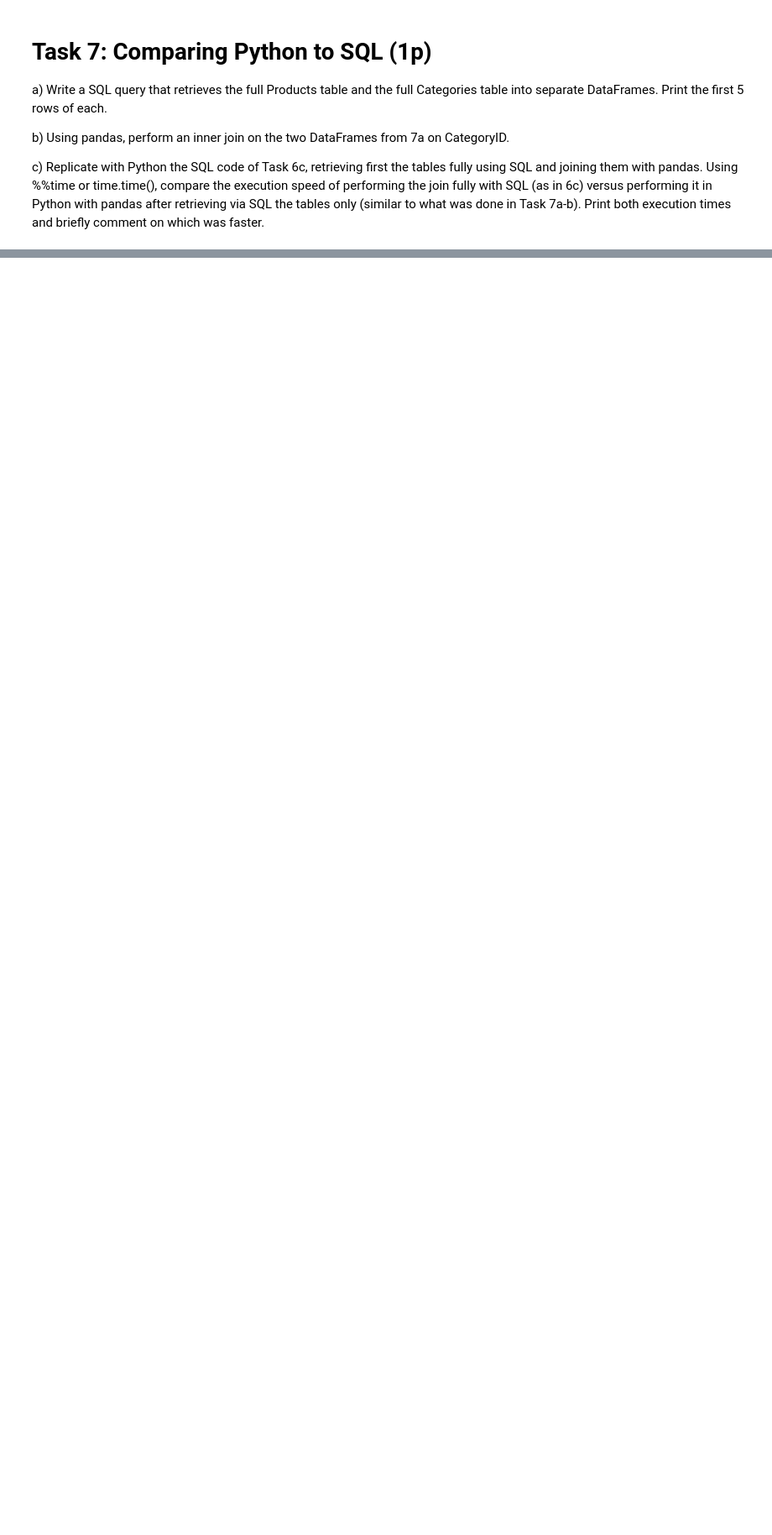
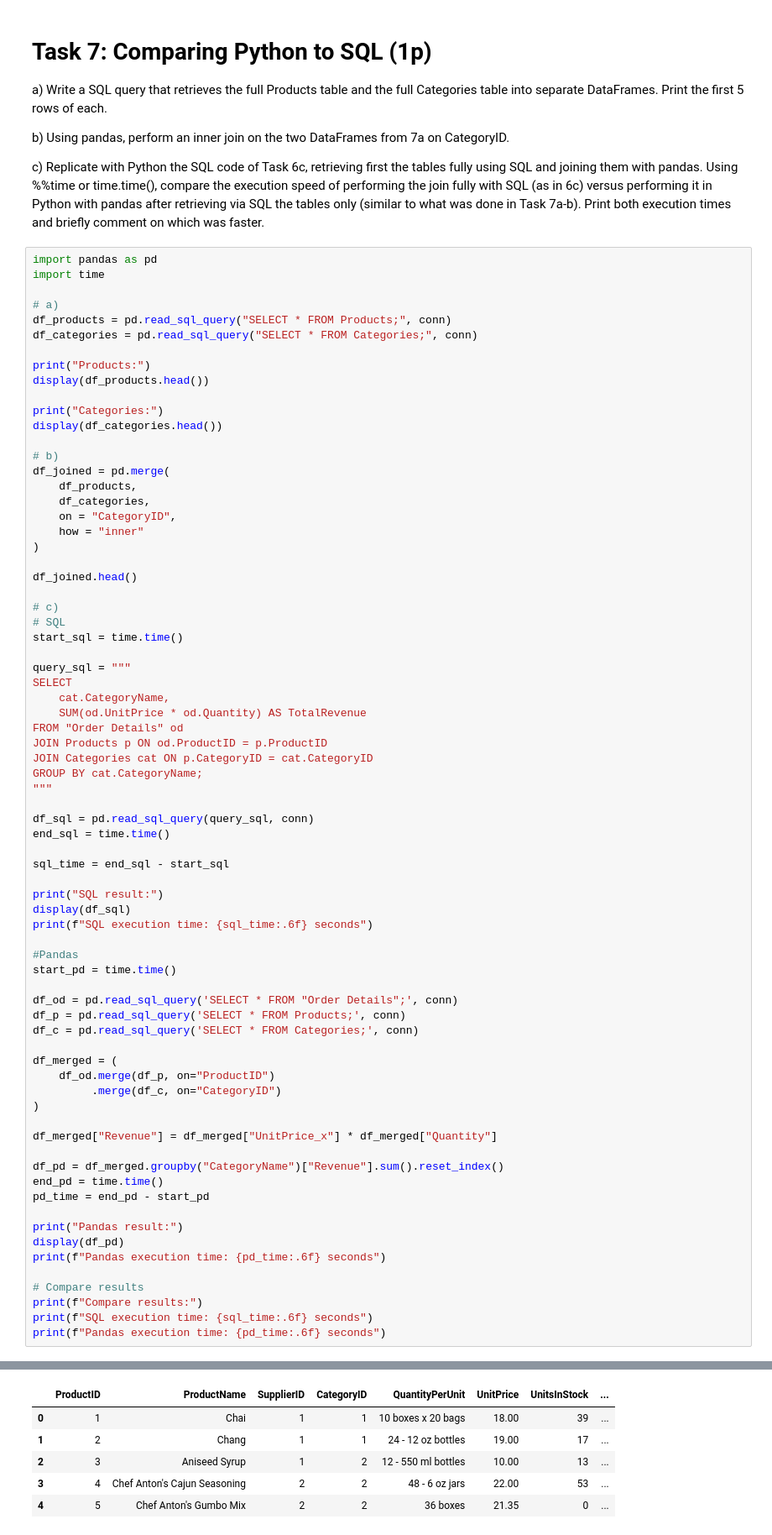
Before and after one commit to Josh-pk/pythonforbusiness26, a Jupyter notebook: assignments/assignment2.ipynb, the cells around one changed output, grey strips where cells are left out. Shown at 84% size. Cells and saved outputs as stored; diff of their text form; blank space fills up the shorter version.

```diff
--- a/assignments/assignment2.ipynb
+++ b/assignments/assignment2.ipynb
@@ -92,3 +413,77 @@ a) Write a SQL query that retrieves the full Products table and the full Categor
 b) Using pandas, perform an inner join on the two DataFrames from 7a on CategoryID.
 
 c) Replicate with Python the SQL code of Task 6c, retrieving first the tables fully using SQL and joining them with pandas. Using %%time or time.time(), compare the execution speed of performing the join fully with SQL (as in 6c) versus performing it in Python with pandas after retrieving via SQL the tables only (similar to what was done in Task 7a-b). Print both execution times and briefly comment on which was faster.
+# %%
+import pandas as pd
+import time
+
+# a)
+df_products = pd.read_sql_query("SELECT * FROM Products;", conn)
+df_categories = pd.read_sql_query("SELECT * FROM Categories;", conn)
+
+print("Products:")
+display(df_products.head())
+
+print("Categories:")
+display(df_categories.head())
+
+# b)
+df_joined = pd.merge(
+    df_products,
+    df_categories,
+    on = "CategoryID",
+    how = "inner"
+)
+
+df_joined.head()
+
+# c)
+# SQL
+start_sql = time.time()
+
+query_sql = """
+SELECT
+    cat.CategoryName,
+    SUM(od.UnitPrice * od.Quantity) AS TotalRevenue
+FROM "Order Details" od
+JOIN Products p ON od.ProductID = p.ProductID
+JOIN Categories cat ON p.CategoryID = cat.CategoryID
+GROUP BY cat.CategoryName;
+"""
+
+df_sql = pd.read_sql_query(query_sql, conn)
+end_sql = time.time()
+
+sql_time = end_sql - start_sql
+
+print("SQL result:")
+display(df_sql)
+print(f"SQL execution time: {sql_time:.6f} seconds")
+
+#Pandas
+start_pd = time.time()
+
+df_od = pd.read_sql_query('SELECT * FROM "Order Details";', conn)
+df_p = pd.read_sql_query('SELECT * FROM Products;', conn)
+df_c = pd.read_sql_query('SELECT * FROM Categories;', conn)
+
+df_merged = (
+    df_od.merge(df_p, on="ProductID")
+         .merge(df_c, on="CategoryID")
+)
+
+df_merged["Revenue"] = df_merged["UnitPrice_x"] * df_merged["Quantity"]
+
+df_pd = df_merged.groupby("CategoryName")["Revenue"].sum().reset_index()
+end_pd = time.time()
+pd_time = end_pd - start_pd
+
+print("Pandas result:")
+display(df_pd)
+print(f"Pandas execution time: {pd_time:.6f} seconds")
+
+# Compare results
+print(f"Compare results:")
+print(f"SQL execution time: {sql_time:.6f} seconds")
+print(f"Pandas execution time: {pd_time:.6f} seconds")
+# %% [output]
@@ -94,0 +491,6 @@ c) Replicate with Python the SQL code of Task 6c, retrieving first the tables fu
+|  | ProductID | ProductName | SupplierID | CategoryID | QuantityPerUnit | UnitPrice | UnitsInStock | ... |
+| 0 | 1 | Chai | 1 | 1 | 10 boxes x 20 bags | 18.00 | 39 | ... |
+| 1 | 2 | Chang | 1 | 1 | 24 - 12 oz bottles | 19.00 | 17 | ... |
+| 2 | 3 | Aniseed Syrup | 1 | 2 | 12 - 550 ml bottles | 10.00 | 13 | ... |
+| 3 | 4 | Chef Anton's Cajun Seasoning | 2 | 2 | 48 - 6 oz jars | 22.00 | 53 | ... |
+| 4 | 5 | Chef Anton's Gumbo Mix | 2 | 2 | 36 boxes | 21.35 | 0 | ... |
```
Also changed, not shown: parts of 9 cells of this notebook, 3 other files.
